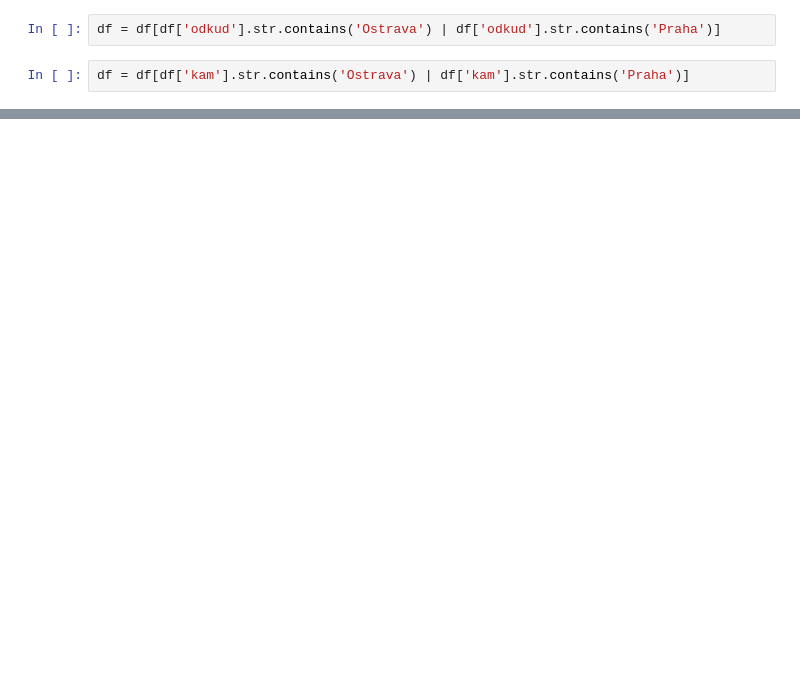
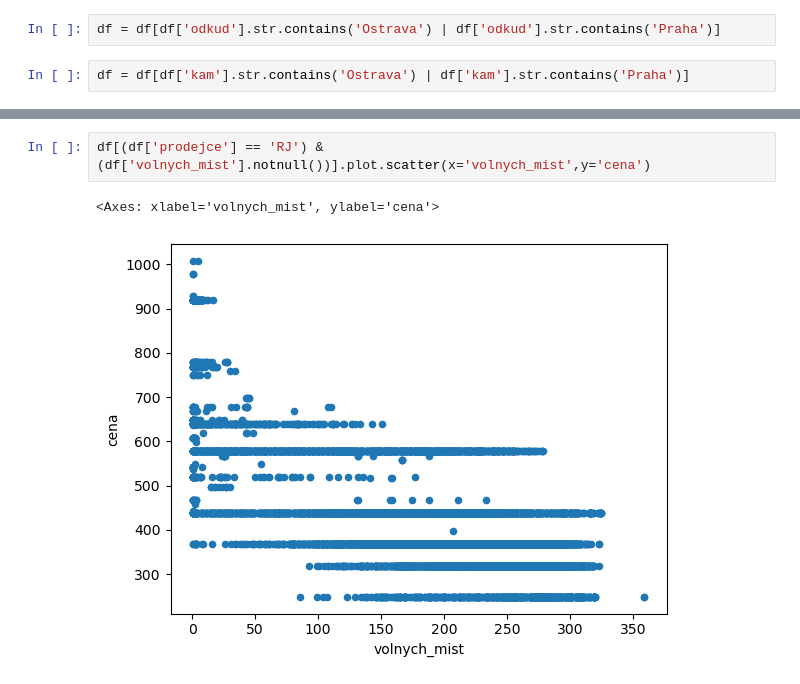
Before and after one commit to DataRozhlas/ceny-jizdenek, a Jupyter notebook: 101_ostrava_praha.ipynb, the cells around one changed output, grey strips where cells are left out. Saved outputs shown, nothing was run; the diff lists cells and outputs as text; blank space fills up the shorter version.

```diff
--- a/101_ostrava_praha.ipynb
+++ b/101_ostrava_praha.ipynb
@@ -59,0 +63,5 @@ df[df['odjezd'].dt.hour == 18]
+# %%
+df[(df['prodejce'] == 'RJ') & (df['volnych_mist'].notnull())].plot.scatter(x='volnych_mist',y='cena')
+# %% [output]
+<Axes: xlabel='volnych_mist', ylabel='cena'>
+[figure, added]
```
Also changed, not shown: parts of 13 cells of this notebook, 14 other files.
